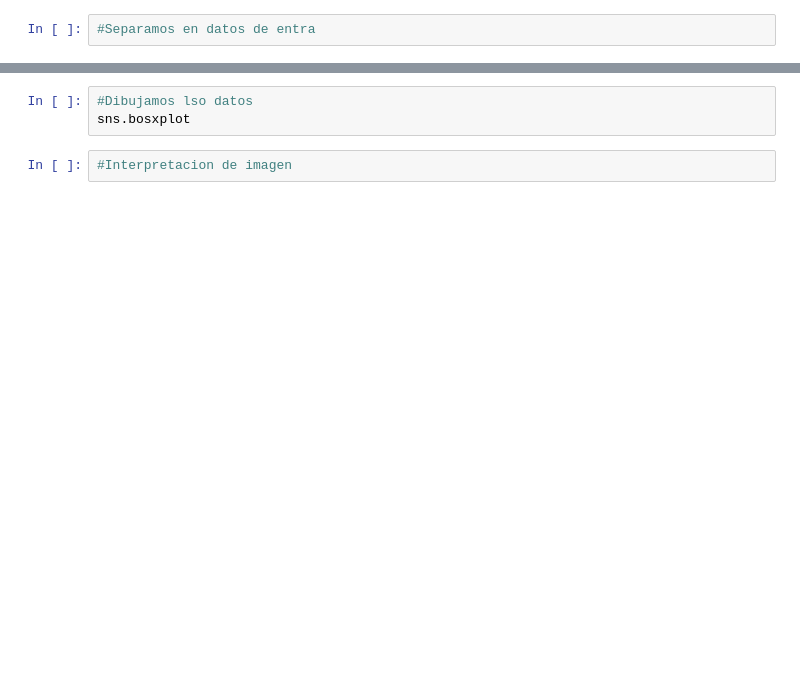
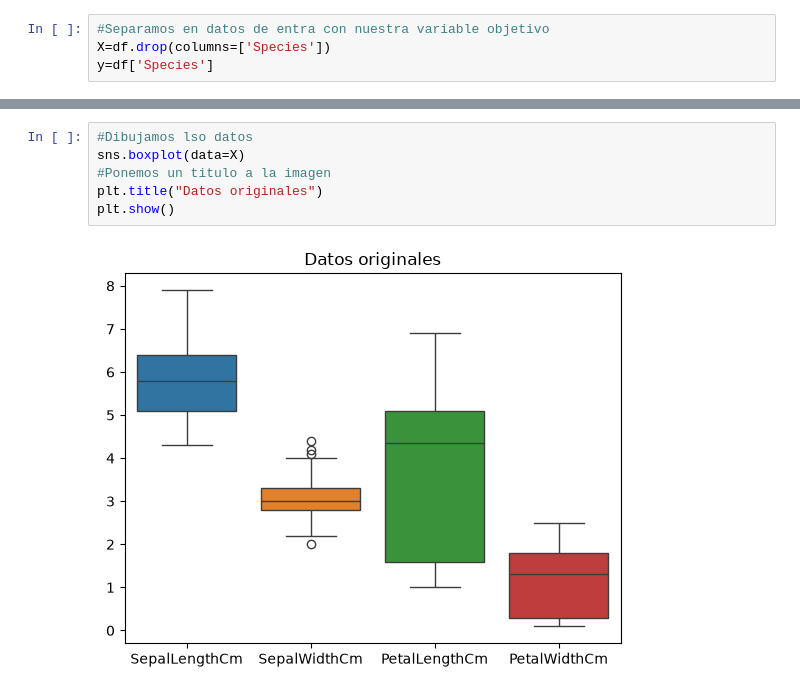
Before and after one commit to kevinSAN2001HI/FundamentosMachineLearningITQ26-27, a Jupyter notebook: EjercicioPractico.ipynb, the cells around one changed output, grey strips where cells are left out. Drawn from its saved outputs; the diff is of its cells as text; blank space fills up the shorter version.

```diff
--- a/EjercicioPractico.ipynb
+++ b/EjercicioPractico.ipynb
@@ -63,2 +156,4 @@ dt.isnull().sum()
 # %%
-#Separamos en datos de entra
+#Separamos en datos de entra con nuestra variable objetivo
+X=df.drop(columns=['Species'])
+y=df['Species']
@@ -71,5 +185,8 @@ x.describe()
 # %%
 #Dibujamos lso datos
-sns.bosxplot
+sns.boxplot(data=X)
+#Ponemos un titulo a la imagen
+plt.title("Datos originales")
+plt.show()
+# %% [output]
+[figure, added]
-# %%
-#Interpretacion de imagen
```
Also changed, not shown: parts of 31 cells of this notebook, 4 other files.
